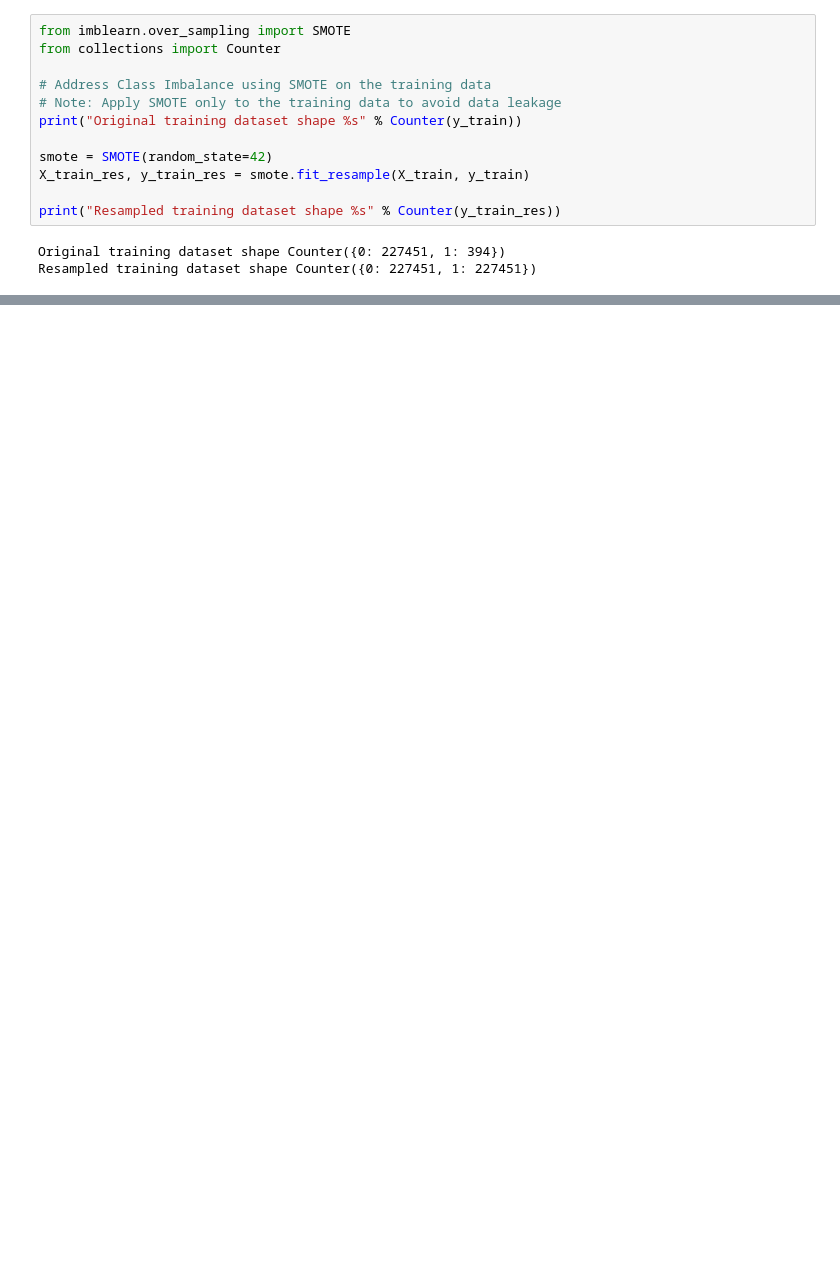
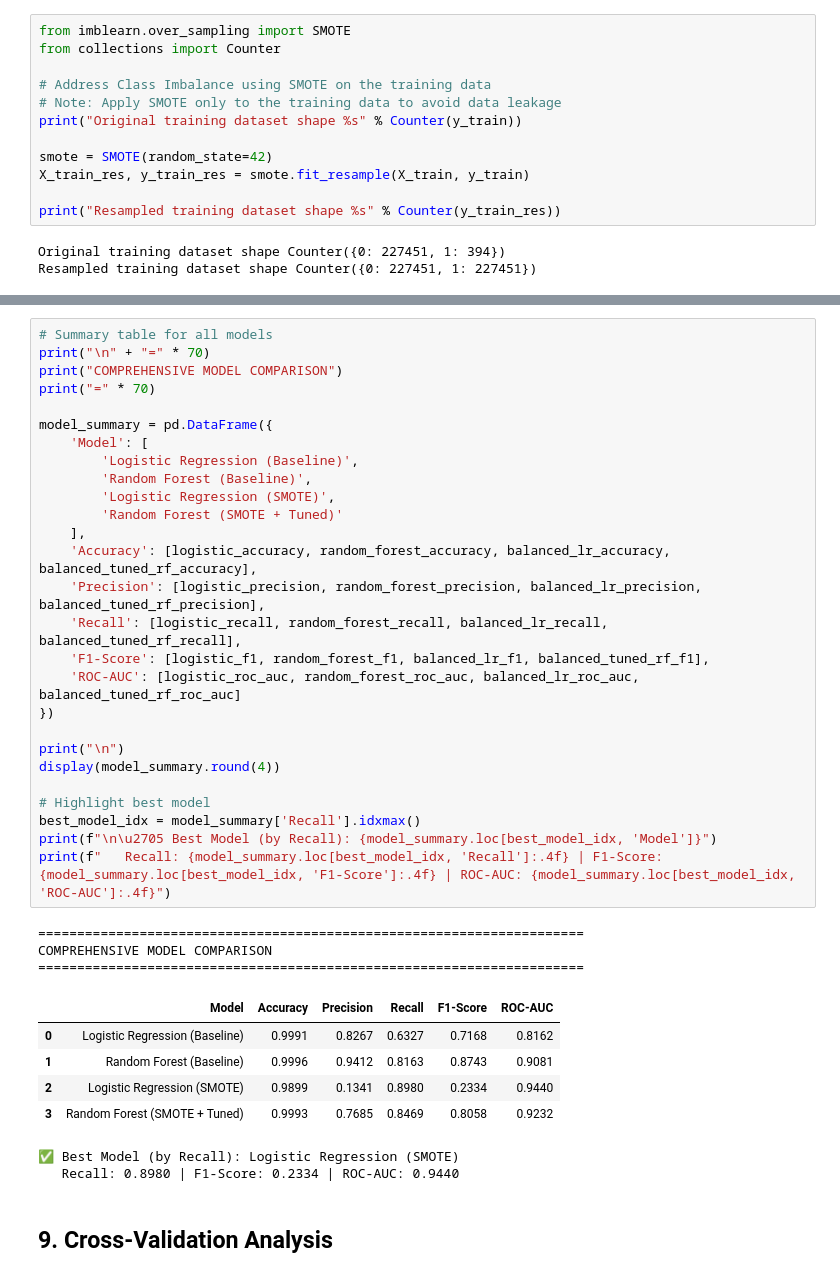
Before and after one commit to koushika894/credit-card-fraud-detection, a Jupyter notebook: kaggle.ipynb, the cells around one changed output, grey strips where cells are left out. Drawn from its saved outputs; the diff is of its cells as text; blank space fills up the shorter version.

```diff
--- a/kaggle.ipynb
+++ b/kaggle.ipynb
@@ -416,3 +526,43 @@ NameError: name 'tuned_random_forest_model_balanced_tuned' is not defined
+# %%
+# Summary table for all models
+print("\n" + "=" * 70)
+print("COMPREHENSIVE MODEL COMPARISON")
+print("=" * 70)
+
+model_summary = pd.DataFrame({
+    'Model': [
+        'Logistic Regression (Baseline)',
+        'Random Forest (Baseline)',
+        'Logistic Regression (SMOTE)',
+        'Random Forest (SMOTE + Tuned)'
+    ],
+    'Accuracy': [logistic_accuracy, random_forest_accuracy, balanced_lr_accuracy, balanced_tuned_rf_accuracy],
+    'Precision': [logistic_precision, random_forest_precision, balanced_lr_precision, balanced_tuned_rf_precision],
+    'Recall': [logistic_recall, random_forest_recall, balanced_lr_recall, balanced_tuned_rf_recall],
+    'F1-Score': [logistic_f1, random_forest_f1, balanced_lr_f1, balanced_tuned_rf_f1],
+    'ROC-AUC': [logistic_roc_auc, random_forest_roc_auc, balanced_lr_roc_auc, balanced_tuned_rf_roc_auc]
+})
+
+print("\n")
+display(model_summary.round(4))
+
+# Highlight best model
+best_model_idx = model_summary['Recall'].idxmax()
+print(f"\n\u2705 Best Model (by Recall): {model_summary.loc[best_model_idx, 'Model']}")
+print(f"   Recall: {model_summary.loc[best_model_idx, 'Recall']:.4f} | F1-Score: {model_summary.loc[best_model_idx, 'F1-Score']:.4f} | ROC-AUC: {model_summary.loc[best_model_idx, 'ROC-AUC']:.4f}")
+# %% [output]
+======================================================================
+COMPREHENSIVE MODEL COMPARISON
+======================================================================
+|  | Model | Accuracy | Precision | Recall | F1-Score | ROC-AUC |
+| 0 | Logistic Regression (Baseline) | 0.9991 | 0.8267 | 0.6327 | 0.7168 | 0.8162 |
+| 1 | Random Forest (Baseline) | 0.9996 | 0.9412 | 0.8163 | 0.8743 | 0.9081 |
+| 2 | Logistic Regression (SMOTE) | 0.9899 | 0.1341 | 0.8980 | 0.2334 | 0.9440 |
+| 3 | Random Forest (SMOTE + Tuned) | 0.9993 | 0.7685 | 0.8469 | 0.8058 | 0.9232 |
+✅ Best Model (by Recall): Logistic Regression (SMOTE)
+   Recall: 0.8980 | F1-Score: 0.2334 | ROC-AUC: 0.9440
+# %% [markdown]
+## 9. Cross-Validation Analysis
 # %%
 from sklearn.model_selection import cross_val_score, KFold
 from sklearn.preprocessing import StandardScaler
```
Also changed, not shown: parts of 40 cells of this notebook.
